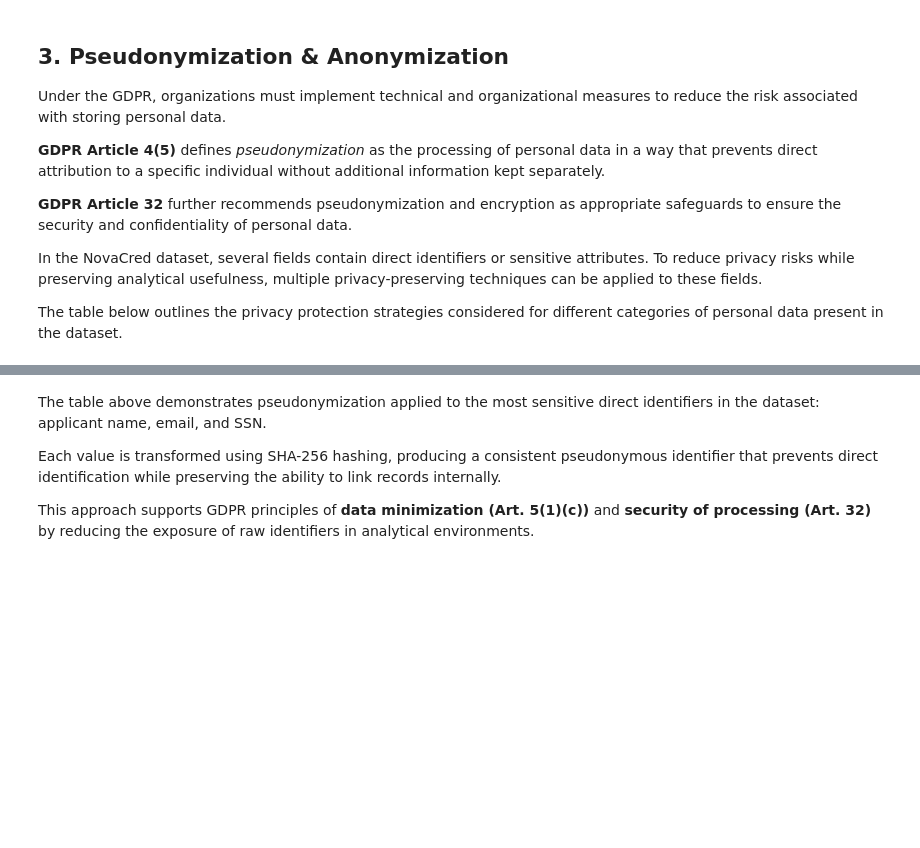
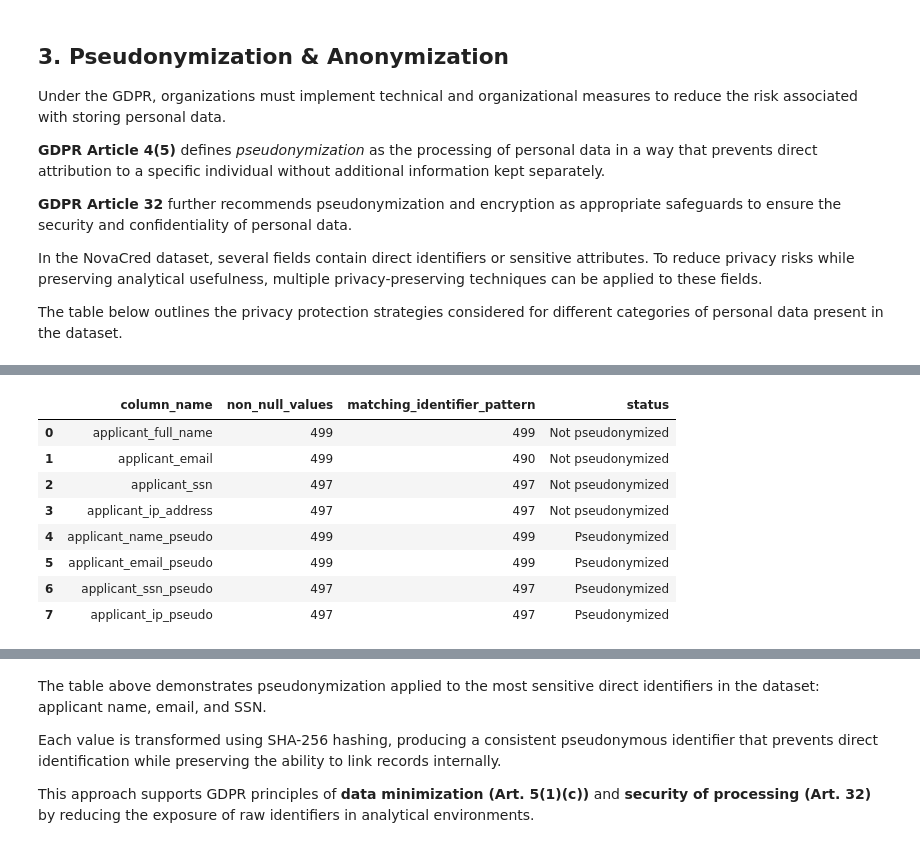
Before and after one commit to jmroque7/dego-project-team-14-TXB, a Jupyter notebook: Notebooks/03-privacy-demo.ipynb, the cells around one changed output, grey strips where cells are left out. Drawn from its saved outputs; the diff is of its cells as text; code cells hidden in the pictures; blank space fills up the shorter version.

```diff
--- a/Notebooks/03-privacy-demo.ipynb
+++ b/Notebooks/03-privacy-demo.ipynb
@@ -619,0 +816,82 @@ The table below outlines the privacy protection strategies considered for differ
+# %%
+df_flat["applicant_ip_pseudo"] = df_flat["applicant_ip_address"].apply(pseudonymize)
+# %%
+import re
+import pandas as pd
+
+# --- Pattern-based checks for raw identifiers ---
+email_pattern = r"^[A-Za-z0-9._%+-]+@[A-Za-z0-9.-]+\.[A-Za-z]{2,}$"
+ssn_pattern = r"^\d{3}-\d{2}-\d{4}$"
+ip_pattern = r"^\d{1,3}(\.\d{1,3}){3}$"
+
+# Columns to audit
+privacy_audit_cols = [
+    "applicant_full_name",
+    "applicant_email",
+    "applicant_ssn",
+    "applicant_ip_address",
+    "applicant_name_pseudo",
+    "applicant_email_pseudo",
+    "applicant_ssn_pseudo",
+    "applicant_ip_pseudo"
+]
+
+audit_results = []
+
+for col in privacy_audit_cols:
+    if col not in df_flat.columns:
+        continue
+
+    series = df_flat[col].dropna().astype(str)
+
+    if col == "applicant_full_name":
+        raw_matches = series.str.contains(r"[A-Za-z]+\s+[A-Za-z]+", regex=True).sum()
+        status = "Not pseudonymized" if raw_matches > 0 else "Possibly pseudonymized"
+
+    elif col == "applicant_email":
+        raw_matches = series.str.match(email_pattern).sum()
+        status = "Not pseudonymized" if raw_matches > 0 else "Possibly pseudonymized"
+
+    elif col == "applicant_ssn":
+        raw_matches = series.str.match(ssn_pattern).sum()
+        status = "Not pseudonymized" if raw_matches > 0 else "Possibly pseudonymized"
+
+    elif col == "applicant_ip_address":
+        raw_matches = series.str.match(ip_pattern).sum()
+        status = "Not pseudonymized" if raw_matches > 0 else "Possibly pseudonymized"
+
+    else:
+        # Pseudonymized columns: check if values look hashed
+        raw_matches = series.str.match(r"^[a-f0-9]{16,64}$").sum()
+        status = "Pseudonymized" if raw_matches > 0 else "Not clearly pseudonymized"
+
+    audit_results.append({
+        "column_name": col,
+        "non_null_values": int(series.shape[0]),
+        "matching_identifier_pattern": int(raw_matches),
+        "status": status
+    })
+
+pseudonymization_audit = pd.DataFrame(audit_results)
+
+def highlight_status(val):
+    if val == "Not pseudonymized":
+        return "background-color:#F8D7DA; color:#721C24; font-weight:bold;"
+    elif val == "Pseudonymized":
+        return "background-color:#D1E7DD; color:#0F5132; font-weight:bold;"
+    elif "Possibly" in val:
+        return "background-color:#FFF3CD; color:#664D03;"
+    else:
+        return "background-color:#FDE2C8; color:#7C2D12;"
+
+pseudonymization_audit.style.applymap(highlight_status, subset=["status"])
+# %% [output]
+|  | column_name | non_null_values | matching_identifier_pattern | status |
+| 0 | applicant_full_name | 499 | 499 | Not pseudonymized |
+| 1 | applicant_email | 499 | 490 | Not pseudonymized |
+| 2 | applicant_ssn | 497 | 497 | Not pseudonymized |
+| 3 | applicant_ip_address | 497 | 497 | Not pseudonymized |
+| 4 | applicant_name_pseudo | 499 | 499 | Pseudonymized |
+| 5 | applicant_email_pseudo | 499 | 499 | Pseudonymized |
+| 6 | applicant_ssn_pseudo | 497 | 497 | Pseudonymized |
+| 7 | applicant_ip_pseudo | 497 | 497 | Pseudonymized |
```
Also changed, not shown: parts of 24 cells of this notebook.
